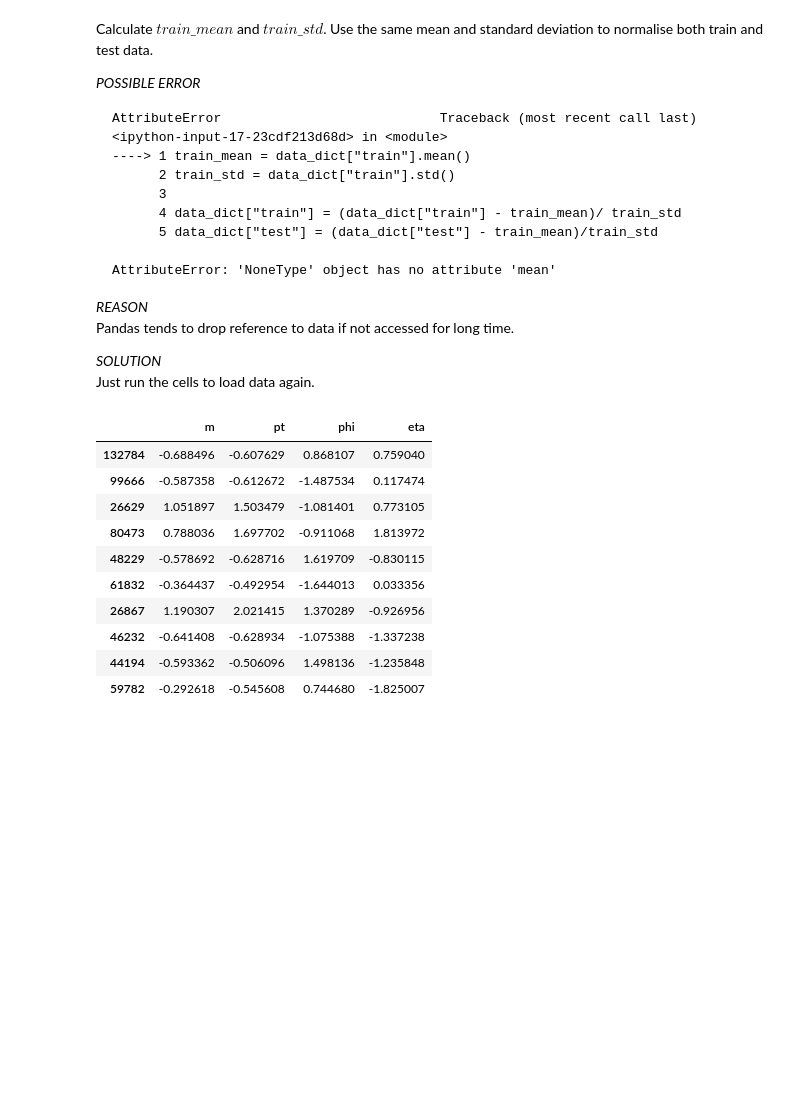
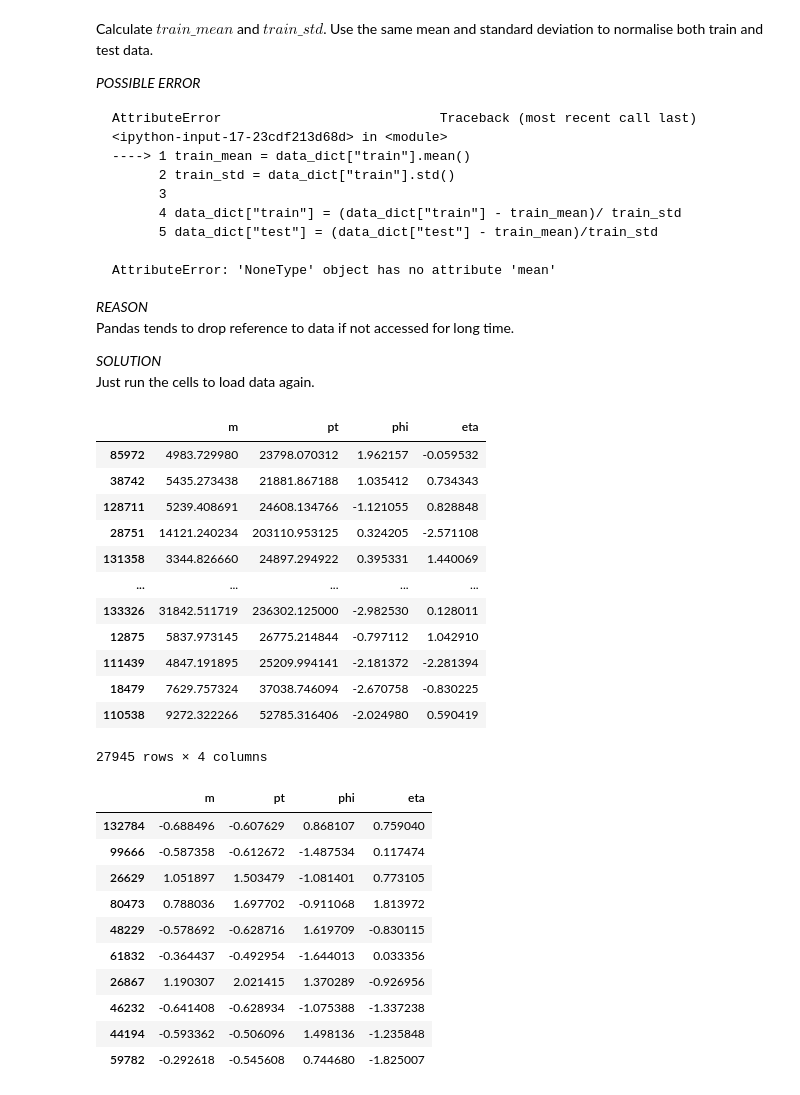
Before and after one commit to ATLAS-Autoencoders-GSoC-2020-Closed/gsoc-assignment-alti-tude, a Jupyter notebook: Atlas Task.ipynb, the cells around one changed output. Cells and saved outputs as stored; diff of their text form; code cells hidden in the pictures; blank space fills up the shorter version.

```diff
--- a/Atlas Task.ipynb
+++ b/Atlas Task.ipynb
@@ -138,6 +140,22 @@ Pandas tends to drop reference to data if not accessed for long time.
 
 <i> SOLUTION </i>
 Just run the cells to load data again.
+# %%
+data_dict["val"]
+# %% [output]
+|  | m | pt | phi | eta |
+| 85972 | 4983.729980 | 23798.070312 | 1.962157 | -0.059532 |
+| 38742 | 5435.273438 | 21881.867188 | 1.035412 | 0.734343 |
+| 128711 | 5239.408691 | 24608.134766 | -1.121055 | 0.828848 |
+| 28751 | 14121.240234 | 203110.953125 | 0.324205 | -2.571108 |
+| 131358 | 3344.826660 | 24897.294922 | 0.395331 | 1.440069 |
+| ... | ... | ... | ... | ... |
+| 133326 | 31842.511719 | 236302.125000 | -2.982530 | 0.128011 |
+| 12875 | 5837.973145 | 26775.214844 | -0.797112 | 1.042910 |
+| 111439 | 4847.191895 | 25209.994141 | -2.181372 | -2.281394 |
+| 18479 | 7629.757324 | 37038.746094 | -2.670758 | -0.830225 |
+| 110538 | 9272.322266 | 52785.316406 | -2.024980 | 0.590419 |
+27945 rows × 4 columns
 # %%
 train_mean = data_dict["train"].mean()
 train_std = data_dict["train"].std()
```
Also changed, not shown: parts of 2 cells of this notebook, 3 other files.
